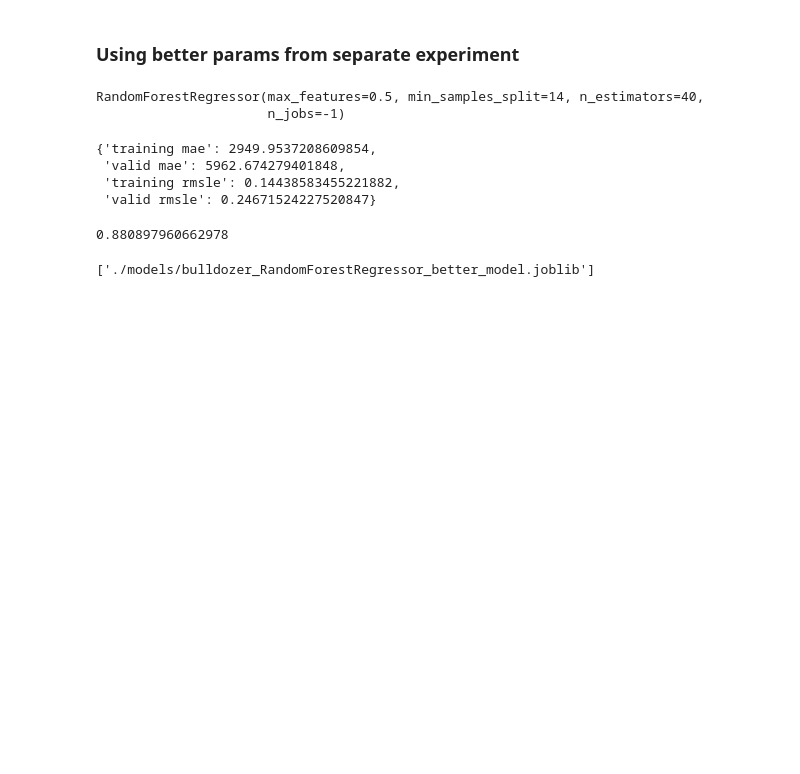
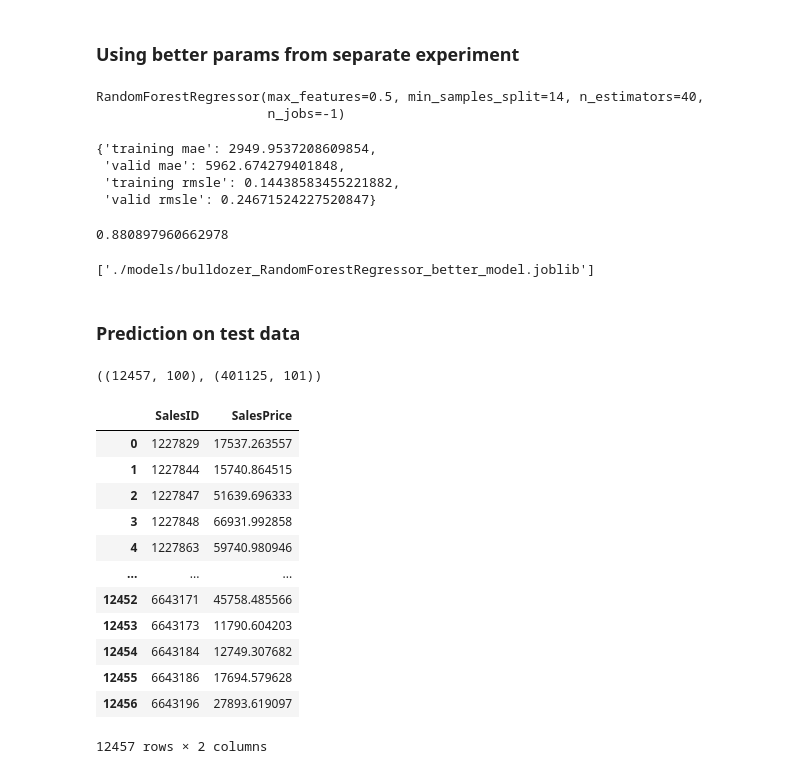
Before and after one commit to CTR-tech/bulldozers-time-series, a Jupyter notebook: bulldozer_price_prediction.ipynb, the cells around one changed output. Saved outputs shown, nothing was run; the diff lists cells and outputs as text; code cells hidden in the pictures; blank space fills up the shorter version.

```diff
--- a/bulldozer_price_prediction.ipynb
+++ b/bulldozer_price_prediction.ipynb
@@ -508,3 +508,64 @@ dump(better_model, filename="./models/bulldozer_RandomForestRegressor_better_mod
 # %%
 # Load
 better_model = load(filename='./models/bulldozer_RandomForestRegressor_better_model.joblib')
+# %% [markdown]
+### Prediction on test data
+# %%
+# Loading the data
+df_test= pd.read_csv('./data/Test.csv',
+                     parse_dates=['saledate'])
+# %%
+# Preprocessing
+
+# Date
+
+df_test['saleYear'] = df_test['saledate'].dt.year
+df_test['saleMonth'] = df_test['saledate'].dt.month
+df_test['saleDay'] = df_test['saledate'].dt.day
+df_test['saleDayOfWeek'] = df_test['saledate'].dt.dayofweek
+df_test['saleDayOfYear'] = df_test['saledate'].dt.dayofyear
+
+df_test.drop('saledate', axis = 1, inplace=True)
+
+
+# Missing data
+
+for label, content in df_test.items():
+    if not pd.api.types.is_numeric_dtype(content):
+        # Keeping track of missing columns
+        df_test[label+"_is_missing"] = pd.isnull(content) # type: ignore
+        # Filling (PS: columns with missing values are categories with code of -1)
+        df_test[label] = pd.Categorical(content).codes+1
+
+for label, content in df_test.items():
+    if pd.api.types.is_numeric_dtype(content):
+        if pd.isnull(content).sum():
+            # Filling with median
+            df_test[label] = content.fillna(content.median())
+# %%
+df_test.shape, df_train_tmp.shape
+# df_test doesn't contain `SalePrice`
+# %% [output]
+((12457, 100), (401125, 101))
+# %%
+test_preds= better_model.predict(df_test)
+# %%
+df_test_preds= pd.DataFrame()
+df_test_preds["SalesID"] = df_test["SalesID"]
+df_test_preds["SalesPrice"] = test_preds
+
+df_test_preds
+# %% [output]
+|  | SalesID | SalesPrice |
+| 0 | 1227829 | 17537.263557 |
+| 1 | 1227844 | 15740.864515 |
+| 2 | 1227847 | 51639.696333 |
+| 3 | 1227848 | 66931.992858 |
+| 4 | 1227863 | 59740.980946 |
+| ... | ... | ... |
+| 12452 | 6643171 | 45758.485566 |
+| 12453 | 6643173 | 11790.604203 |
+| 12454 | 6643184 | 12749.307682 |
+| 12455 | 6643186 | 17694.579628 |
+| 12456 | 6643196 | 27893.619097 |
+12457 rows × 2 columns
```
Also changed, not shown: parts of 4 cells of this notebook.
